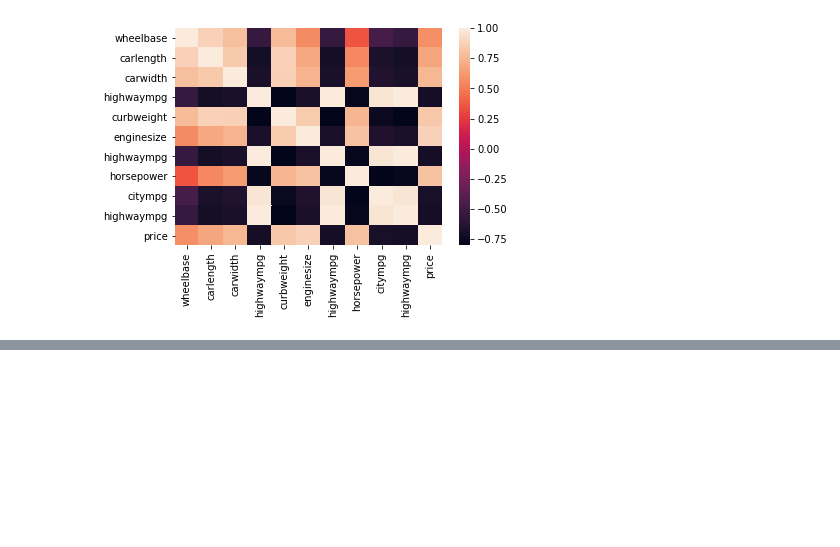
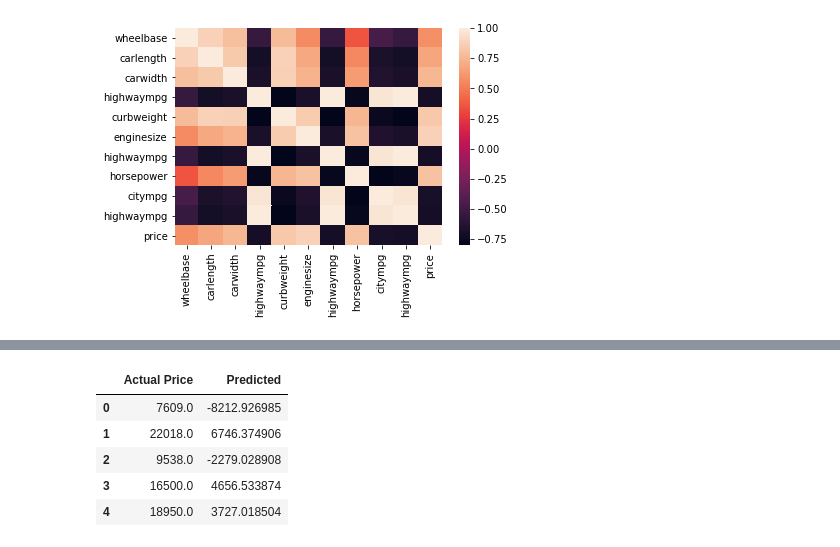
Before and after one commit to FathurRchmn/price-prediction, a Jupyter notebook: Car Price Prediction.ipynb, the cells around one changed output, grey strips where cells are left out. Cells and saved outputs as stored; diff of their text form; code cells hidden in the pictures; blank space fills up the shorter version.

```diff
--- a/Car Price Prediction.ipynb
+++ b/Car Price Prediction.ipynb
@@ -669,0 +650,14 @@ NotFittedError: This LinearRegression instance is not fitted yet. Call 'fit' wit
+# %%
+model2=lr.fit(x_train_ss, y_train)
+# %%
+yp_test2=lr.predict(x_train_ss)
+# %%
+pred_train2 = pd.DataFrame({'Actual Price': y_train,'Predicted': yp_test2}).reset_index().drop(['index'], axis = 1)
+pred_train2.head()
+# %% [output]
+|  | Actual Price | Predicted |
+| 0 | 7609.0 | -8212.926985 |
+| 1 | 22018.0 | 6746.374906 |
+| 2 | 9538.0 | -2279.028908 |
+| 3 | 16500.0 | 4656.533874 |
+| 4 | 18950.0 | 3727.018504 |
```
Also changed, not shown: parts of 65 cells of this notebook.
